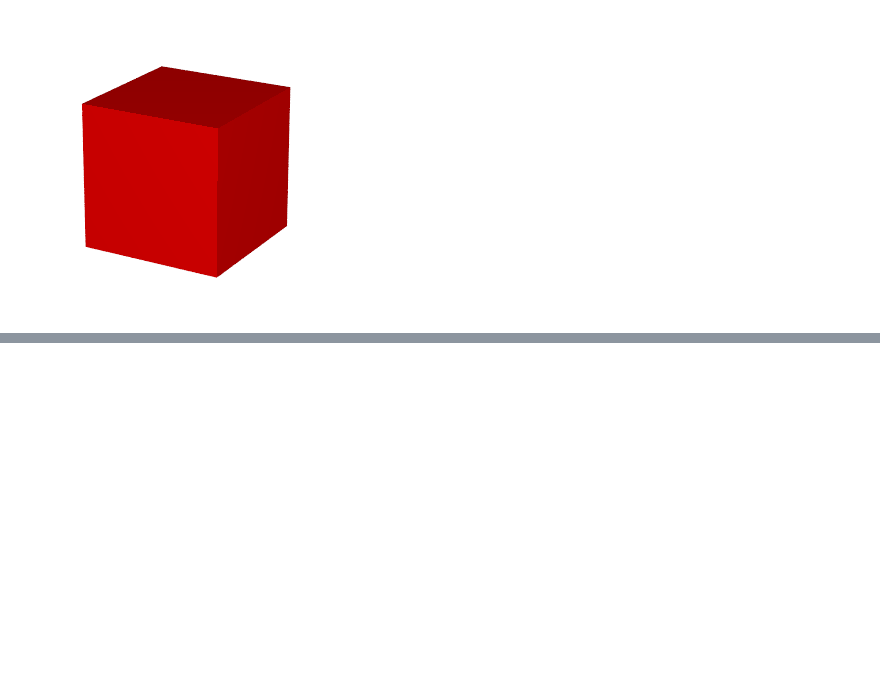
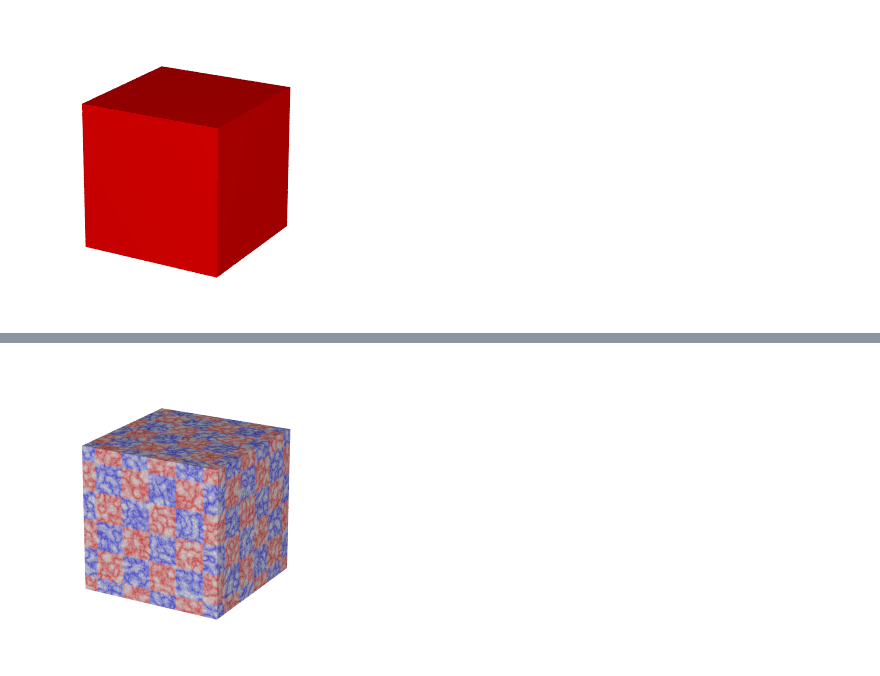
Before and after one commit to daizutabi/fdray, a Jupyter notebook: notebooks/pigment.ipynb, the cells around one changed output, grey strips where cells are left out. Drawn from its saved outputs; the diff is of its cells as text; code cells hidden in the pictures; blank space fills up the shorter version.

```diff
--- a/notebooks/pigment.ipynb
+++ b/notebooks/pigment.ipynb
@@ -44,0 +58,4 @@ render(pigment)
+# %%
+render(Pigment("checker", a, b).scale(0.4))
+# %% [output]
+[figure, added]
```
Also changed, not shown: parts of 7 cells of this notebook, 1 other file.
